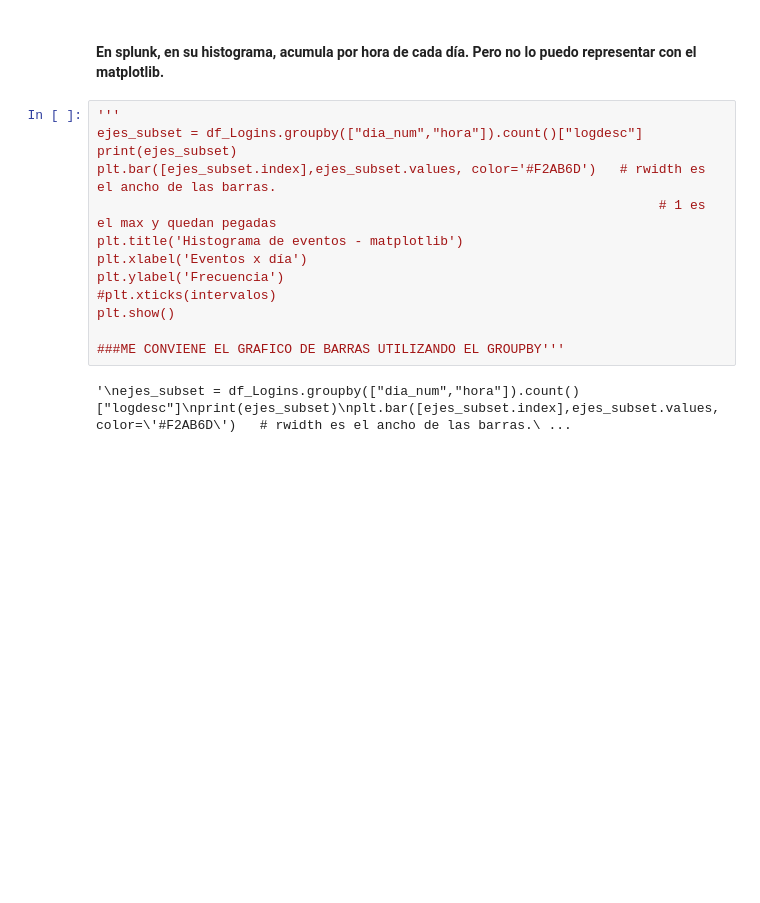
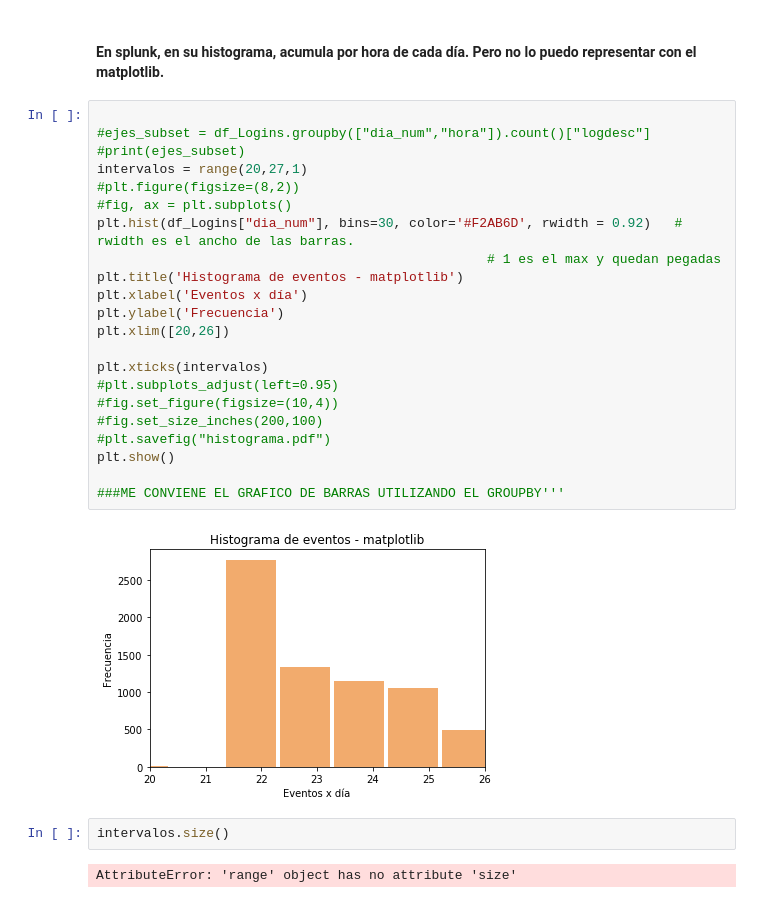
Before and after one commit to BustosMaxx/actividades_py, a Jupyter notebook: LoginsFallidos/BruteForce.ipynb, the cells around one changed output. Drawn from its saved outputs; the diff is of its cells as text; blank space fills up the shorter version.

```diff
--- a/LoginsFallidos/BruteForce.ipynb
+++ b/LoginsFallidos/BruteForce.ipynb
@@ -127,17 +117,30 @@ plt.show()
 # %% [markdown]
 #### En splunk, en su histograma, acumula por hora de cada día. Pero no lo puedo representar con el matplotlib.
 # %%
-'''
-ejes_subset = df_Logins.groupby(["dia_num","hora"]).count()["logdesc"]
-print(ejes_subset)
-plt.bar([ejes_subset.index],ejes_subset.values, color='#F2AB6D')   # rwidth es el ancho de las barras.
-                                                                        # 1 es el max y quedan pegadas
+
+#ejes_subset = df_Logins.groupby(["dia_num","hora"]).count()["logdesc"]
+#print(ejes_subset)
+intervalos = range(20,27,1)
+#plt.figure(figsize=(8,2))
+#fig, ax = plt.subplots()
+plt.hist(df_Logins["dia_num"], bins=30, color='#F2AB6D', rwidth = 0.92)   # rwidth es el ancho de las barras.
+                                                  # 1 es el max y quedan pegadas
 plt.title('Histograma de eventos - matplotlib')
 plt.xlabel('Eventos x día')
 plt.ylabel('Frecuencia')
-#plt.xticks(intervalos)
+plt.xlim([20,26])
+
+plt.xticks(intervalos)
+#plt.subplots_adjust(left=0.95)
+#fig.set_figure(figsize=(10,4))
+#fig.set_size_inches(200,100)
+#plt.savefig("histograma.pdf")
 plt.show()
 
 ###ME CONVIENE EL GRAFICO DE BARRAS UTILIZANDO EL GROUPBY'''
 # %% [output]
-'\nejes_subset = df_Logins.groupby(["dia_num","hora"]).count()["logdesc"]\nprint(ejes_subset)\nplt.bar([ejes_subset.index],ejes_subset.values, color=\'#F2AB6D\')   # rwidth es el ancho de las barras.\ ...
+[figure, added]
+# %%
+intervalos.size()
+# %% [output]
+AttributeError: 'range' object has no attribute 'size'
```
Also changed, not shown: parts of 10 cells of this notebook.
